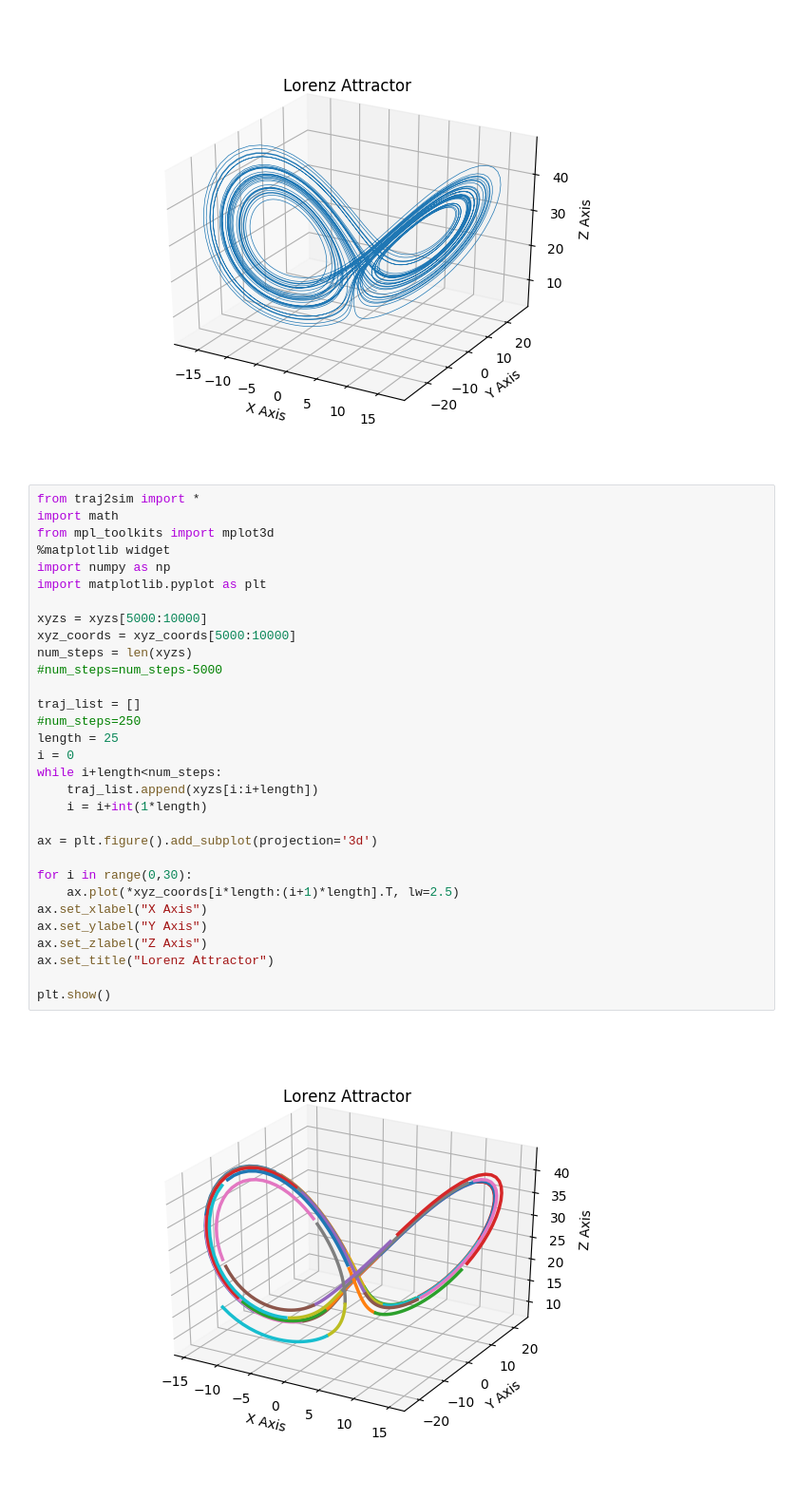
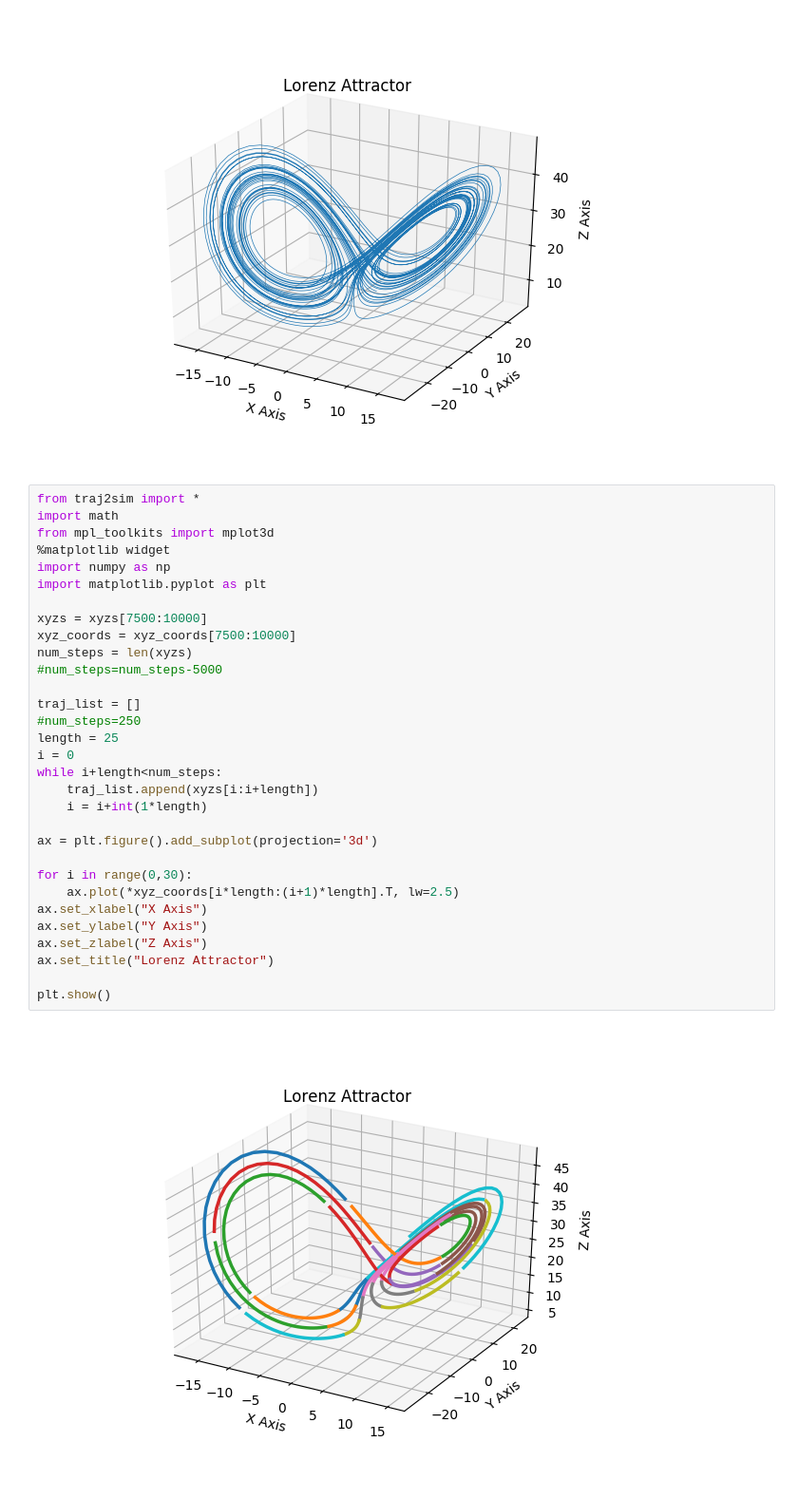
Before and after one commit to Mishalassif/Traj2Phase, a Jupyter notebook: examples/lorenz_test.ipynb, the cells around one changed output. Shown at 95% size. Saved outputs shown, nothing was run; the diff lists cells and outputs as text.

```diff
--- a/examples/lorenz_test.ipynb
+++ b/examples/lorenz_test.ipynb
@@ -42,36 +42,36 @@ plt.show()
 # %%
 from traj2sim import *
 import math
 from mpl_toolkits import mplot3d
 %matplotlib widget
 import numpy as np
 import matplotlib.pyplot as plt
 
-xyzs = xyzs[5000:10000]
-xyz_coords = xyz_coords[5000:10000]
+xyzs = xyzs[7500:10000]
+xyz_coords = xyz_coords[7500:10000]
 num_steps = len(xyzs)
 #num_steps=num_steps-5000
 
 traj_list = []
 #num_steps=250
 length = 25
 i = 0
 while i+length<num_steps:
     traj_list.append(xyzs[i:i+length])
     i = i+int(1*length)
 
 ax = plt.figure().add_subplot(projection='3d')
 
 for i in range(0,30):
     ax.plot(*xyz_coords[i*length:(i+1)*length].T, lw=2.5)
 ax.set_xlabel("X Axis")
 ax.set_ylabel("Y Axis")
 ax.set_zlabel("Z Axis")
 ax.set_title("Lorenz Attractor")
 
 plt.show()
 # %% [output]
-[figure, old version]
+[figure, new version]
 # %%
 t2s = Traj2Sim()
 t2s.set_trajectories(traj_list[:-2])
```
Also changed, not shown: parts of 3 cells of this notebook.
